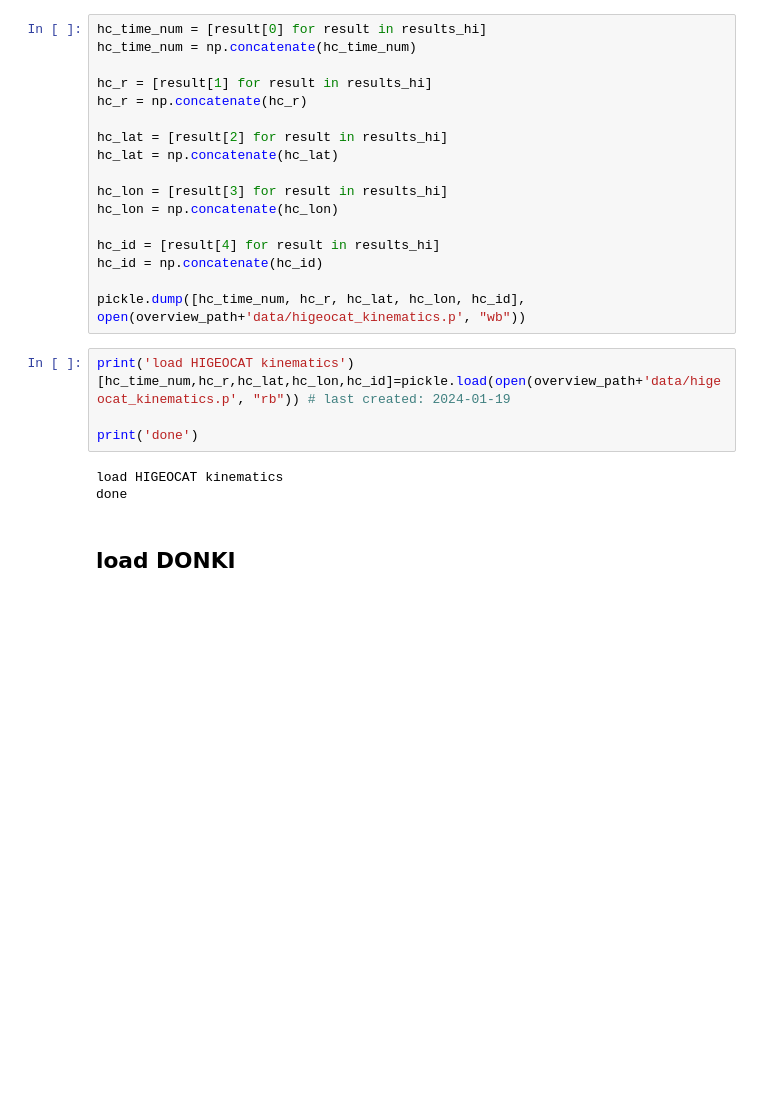
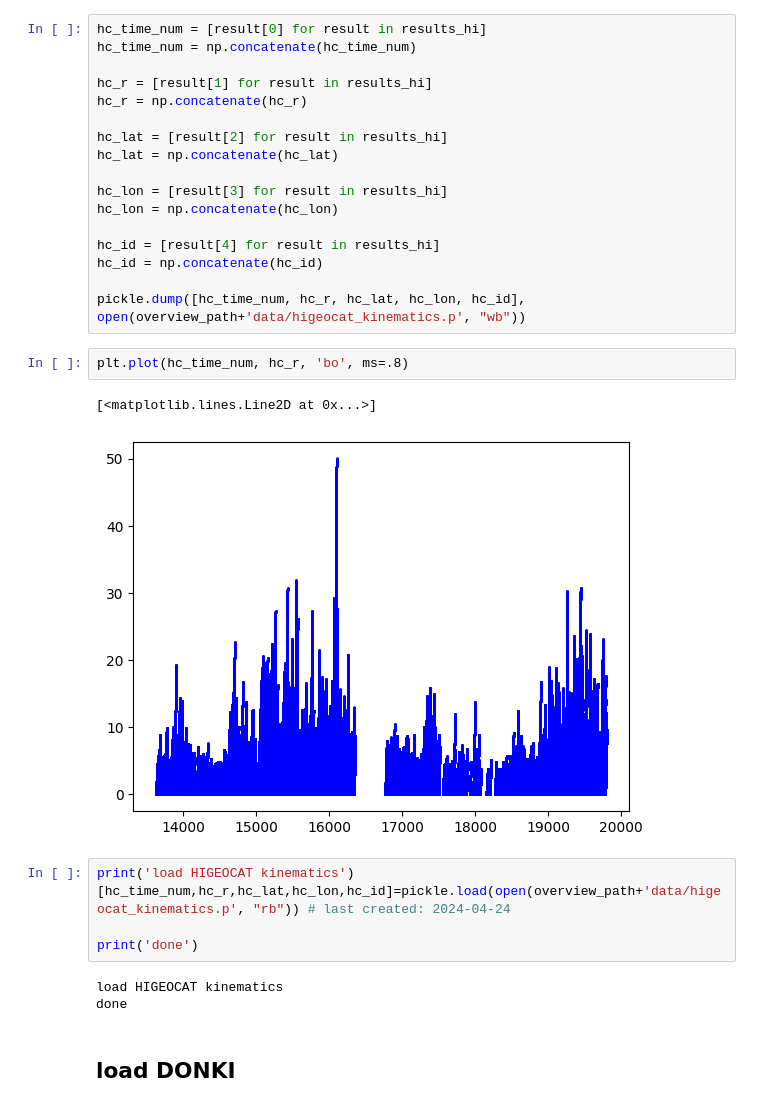
Before and after one commit to EvaWeiler/ELEvo, a Jupyter notebook: elevo_overview.ipynb, the cells around one changed output. Saved outputs shown, nothing was run; the diff lists cells and outputs as text; blank space fills up the shorter version.

```diff
--- a/elevo_overview.ipynb
+++ b/elevo_overview.ipynb
@@ -256,9 +256,14 @@ hc_id = [result[4] for result in results_hi]
 hc_id = np.concatenate(hc_id)
 
 pickle.dump([hc_time_num, hc_r, hc_lat, hc_lon, hc_id], open(overview_path+'data/higeocat_kinematics.p', "wb"))
+# %%
+plt.plot(hc_time_num, hc_r, 'bo', ms=.8)
+# %% [output]
+[<matplotlib.lines.Line2D at 0x...>]
+[figure, added]
 # %%
 print('load HIGEOCAT kinematics')
-[hc_time_num,hc_r,hc_lat,hc_lon,hc_id]=pickle.load(open(overview_path+'data/higeocat_kinematics.p', "rb")) # last created: 2024-01-19
+[hc_time_num,hc_r,hc_lat,hc_lon,hc_id]=pickle.load(open(overview_path+'data/higeocat_kinematics.p', "rb")) # last created: 2024-04-24
 
 print('done')
 # %% [output]
```
Also changed, not shown: parts of 16 cells of this notebook.
